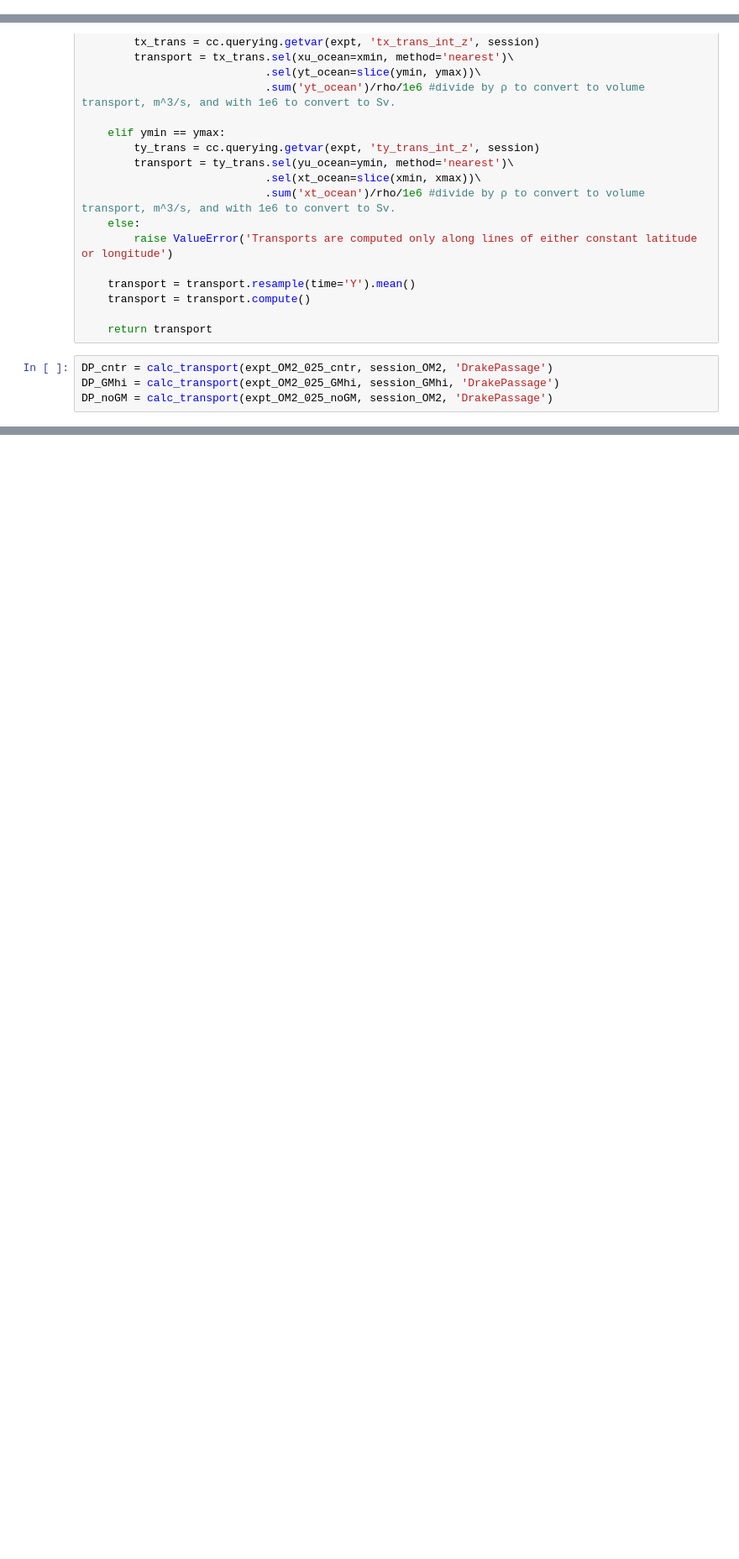
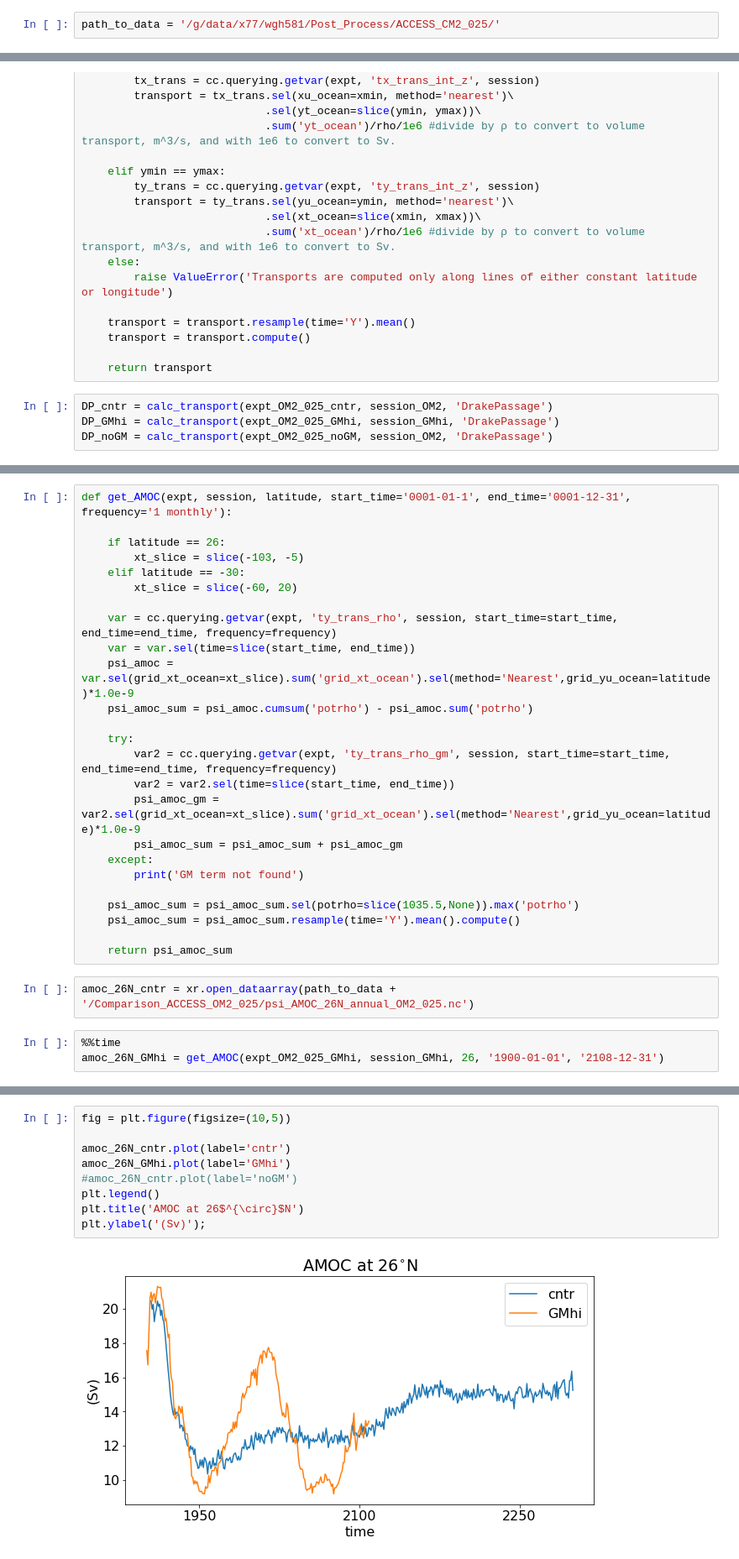
Before and after one commit to wghuneke/ACCESS-CM2-025_Analysis, a Jupyter notebook: notebooks/Testing_OM2_GMhi.ipynb, the cells around one changed output, grey strips where cells are left out. Shown at 84% size. Saved outputs shown, nothing was run; the diff lists cells and outputs as text; blank space fills up the shorter version.

```diff
--- a/notebooks/Testing_OM2_GMhi.ipynb
+++ b/notebooks/Testing_OM2_GMhi.ipynb
@@ -71,6 +71,8 @@ fig_path = '/g/data/x77/wgh581/Figures/Figures_ACCESS_CM2/'
 
 ft_size = 16
 plt.rcParams.update({'font.size': ft_size})
+# %%
+path_to_data = '/g/data/x77/wgh581/Post_Process/ACCESS_CM2_025/'
 # %% [markdown]
 ### Import data
 # %%
@@ -329,0 +334,30 @@ plt.legend()
+# %%
+def get_AMOC(expt, session, latitude, start_time='0001-01-1', end_time='0001-12-31', frequency='1 monthly'):
+
+    if latitude == 26:
+        xt_slice = slice(-103, -5)
+    elif latitude == -30:
+        xt_slice = slice(-60, 20)
+
+    var = cc.querying.getvar(expt, 'ty_trans_rho', session, start_time=start_time, end_time=end_time, frequency=frequency)
+    var = var.sel(time=slice(start_time, end_time))
+    psi_amoc = var.sel(grid_xt_ocean=xt_slice).sum('grid_xt_ocean').sel(method='Nearest',grid_yu_ocean=latitude)*1.0e-9
+    psi_amoc_sum = psi_amoc.cumsum('potrho') - psi_amoc.sum('potrho')
+
+    try:
+        var2 = cc.querying.getvar(expt, 'ty_trans_rho_gm', session, start_time=start_time, end_time=end_time, frequency=frequency)
+        var2 = var2.sel(time=slice(start_time, end_time))
+        psi_amoc_gm = var2.sel(grid_xt_ocean=xt_slice).sum('grid_xt_ocean').sel(method='Nearest',grid_yu_ocean=latitude)*1.0e-9
+        psi_amoc_sum = psi_amoc_sum + psi_amoc_gm
+    except:
+        print('GM term not found')
+
+    psi_amoc_sum = psi_amoc_sum.sel(potrho=slice(1035.5,None)).max('potrho')
+    psi_amoc_sum = psi_amoc_sum.resample(time='Y').mean().compute()
+
+    return psi_amoc_sum
+# %%
+amoc_26N_cntr = xr.open_dataarray(path_to_data + '/Comparison_ACCESS_OM2_025/psi_AMOC_26N_annual_OM2_025.nc')
+# %%
+%%time
+amoc_26N_GMhi = get_AMOC(expt_OM2_025_GMhi, session_GMhi, 26, '1900-01-01', '2108-12-31')
@@ -329,0 +370,11 @@ plt.legend()
+# %%
+fig = plt.figure(figsize=(10,5))
+
+amoc_26N_cntr.plot(label='cntr')
+amoc_26N_GMhi.plot(label='GMhi')
+#amoc_26N_cntr.plot(label='noGM')
+plt.legend()
+plt.title('AMOC at 26$^{\circ}$N')
+plt.ylabel('(Sv)');
+# %% [output]
+[figure, added]
```
Also changed, not shown: parts of 23 cells of this notebook.
